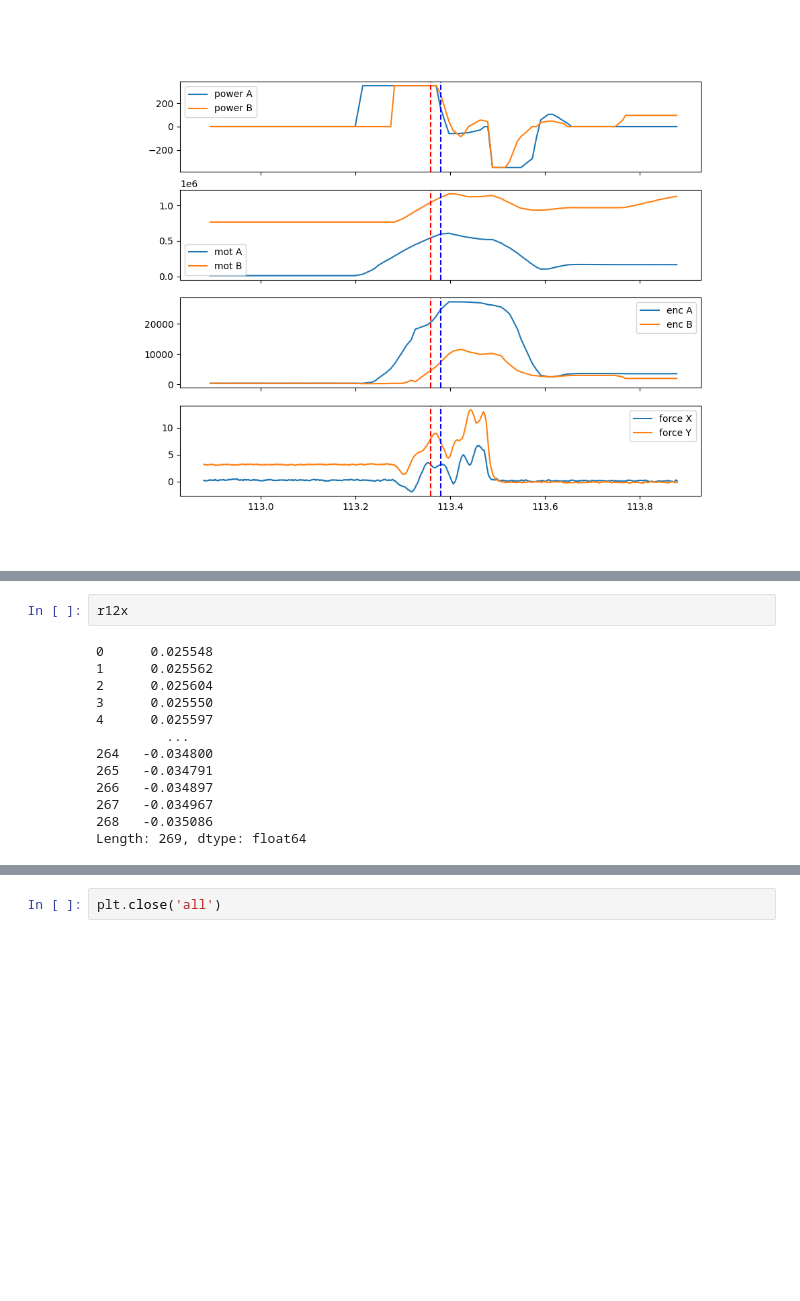
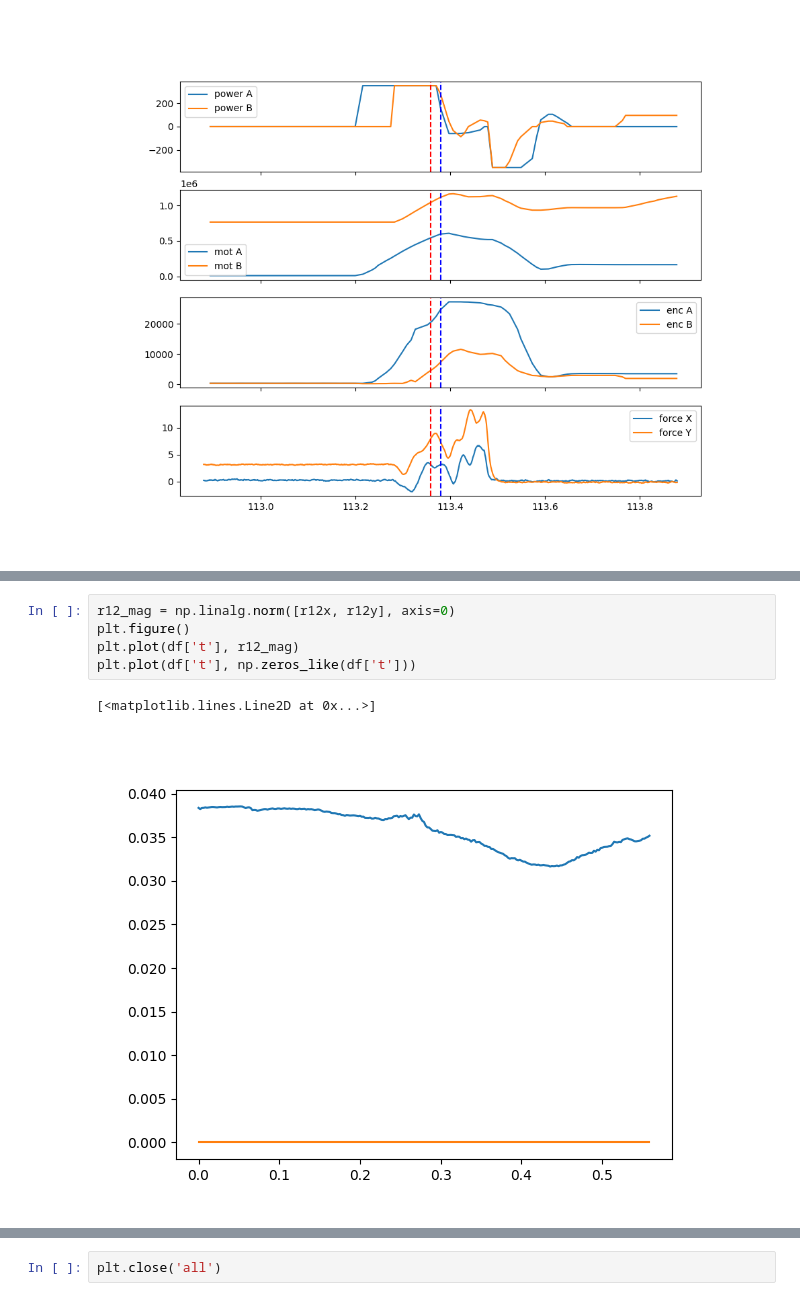
Before and after one commit to NovelMobileRobotsLab/pinto-squirrel, a Jupyter notebook: ICRA25/8-4_SEA_4/analysis.ipynb, the cells around one changed output, grey strips where cells are left out. Drawn from its saved outputs; the diff is of its cells as text; blank space fills up the shorter version.

```diff
--- a/ICRA25/8-4_SEA_4/analysis.ipynb
+++ b/ICRA25/8-4_SEA_4/analysis.ipynb
@@ -241,17 +243,10 @@ playback_speed: 0.0625
 Average omega after liftoff: -5.416345294290517
 [figure]
-# %%
-r12x
-# %% [output]
-0      0.025548
-1      0.025562
-2      0.025604
-3      0.025550
-4      0.025597
-         ...
-264   -0.034800
-265   -0.034791
-266   -0.034897
-267   -0.034967
-268   -0.035086
-Length: 269, dtype: float64
+# %%
+r12_mag = np.linalg.norm([r12x, r12y], axis=0)
+plt.figure()
+plt.plot(df['t'], r12_mag)
+plt.plot(df['t'], np.zeros_like(df['t']))
+# %% [output]
+[<matplotlib.lines.Line2D at 0x...>]
+[figure, added]
```
Also changed, not shown: parts of 2 cells of this notebook, 7 other files.
